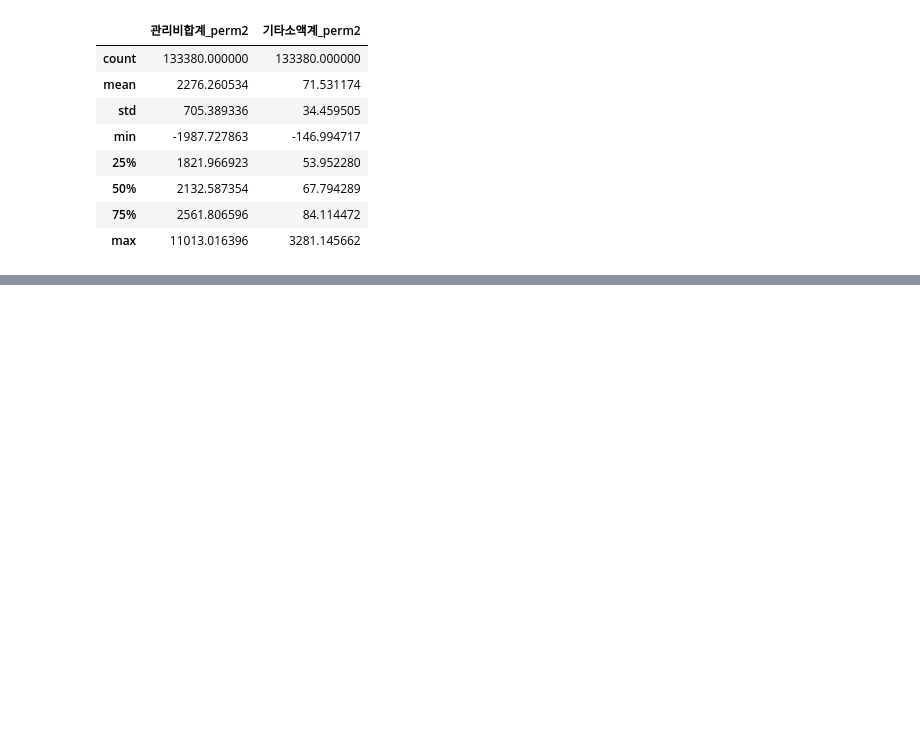
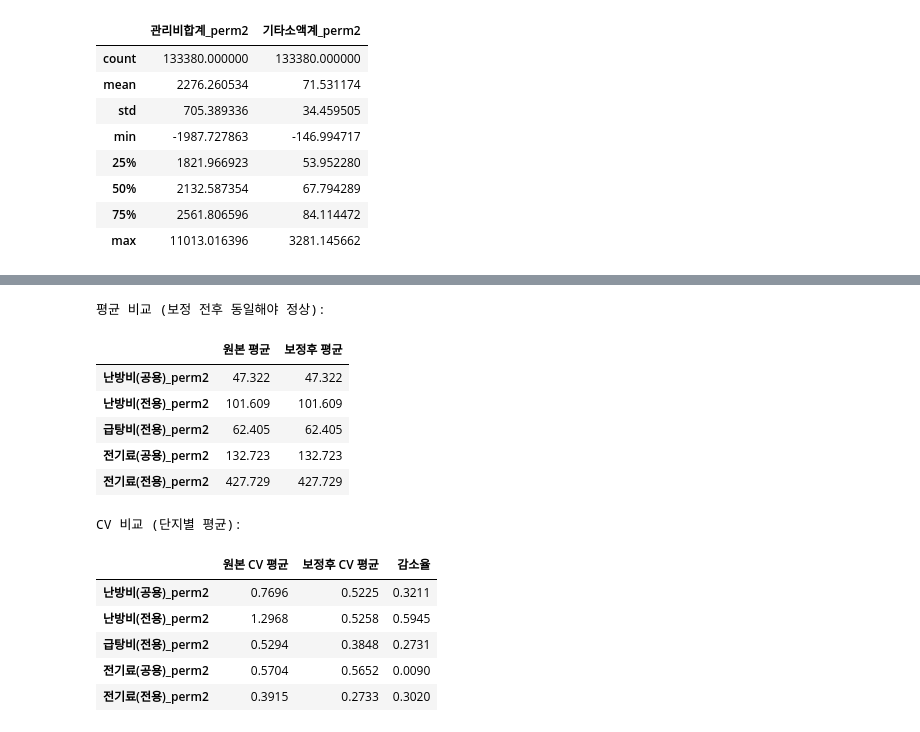
Before and after one commit to roh-git/mlapt_project, a Jupyter notebook: main_analysis.ipynb, the cells around one changed output, grey strips where cells are left out. Cells and saved outputs as stored; diff of their text form; code cells hidden in the pictures; blank space fills up the shorter version.

```diff
--- a/main_analysis.ipynb
+++ b/main_analysis.ipynb
@@ -861,0 +935,33 @@ per_df[['단지코드', '관리비합계_perm2', '기타소액계_perm2']].descr
+# %%
+mean_compare = pd.DataFrame({
+    col: {'원본 평균': per_df[col].mean(), '보정후 평균': per_df[f'{col}_계절보정'].mean()}
+    for col in SEASONAL_ITEMS
+}).T
+print("평균 비교 (보정 전후 동일해야 정상):")
+display(mean_compare.round(3))
+
+cv_compare = pd.DataFrame({
+    col: {
+        '원본 CV 평균': per_df.groupby('단지코드')[col].apply(cv).mean(),
+        '보정후 CV 평균': per_df.groupby('단지코드')[f'{col}_계절보정'].apply(cv).mean(),
+    }
+    for col in SEASONAL_ITEMS
+}).T
+cv_compare['감소율'] = (1 - cv_compare['보정후 CV 평균'] / cv_compare['원본 CV 평균'])
+print("CV 비교 (단지별 평균):")
+cv_compare.round(4)
+# %% [output]
+평균 비교 (보정 전후 동일해야 정상):
+|  | 원본 평균 | 보정후 평균 |
+| 난방비(공용)_perm2 | 47.322 | 47.322 |
+| 난방비(전용)_perm2 | 101.609 | 101.609 |
+| 급탕비(전용)_perm2 | 62.405 | 62.405 |
+| 전기료(공용)_perm2 | 132.723 | 132.723 |
+| 전기료(전용)_perm2 | 427.729 | 427.729 |
+CV 비교 (단지별 평균):
+|  | 원본 CV 평균 | 보정후 CV 평균 | 감소율 |
+| 난방비(공용)_perm2 | 0.7696 | 0.5225 | 0.3211 |
+| 난방비(전용)_perm2 | 1.2968 | 0.5258 | 0.5945 |
+| 급탕비(전용)_perm2 | 0.5294 | 0.3848 | 0.2731 |
+| 전기료(공용)_perm2 | 0.5704 | 0.5652 | 0.0090 |
+| 전기료(전용)_perm2 | 0.3915 | 0.2733 | 0.3020 |
```
Also changed, not shown: parts of 7 cells of this notebook.
